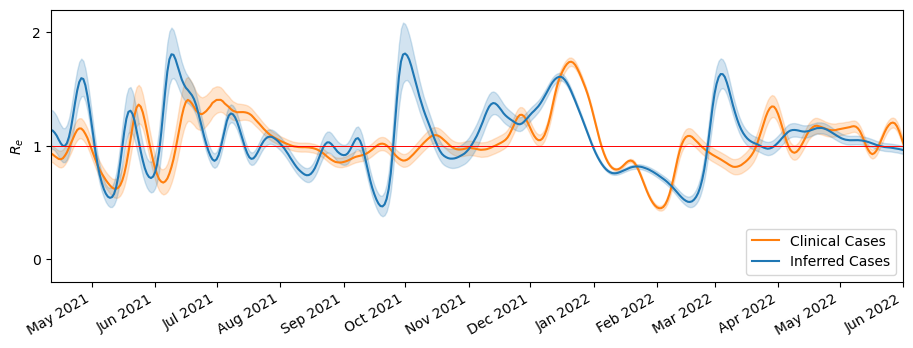
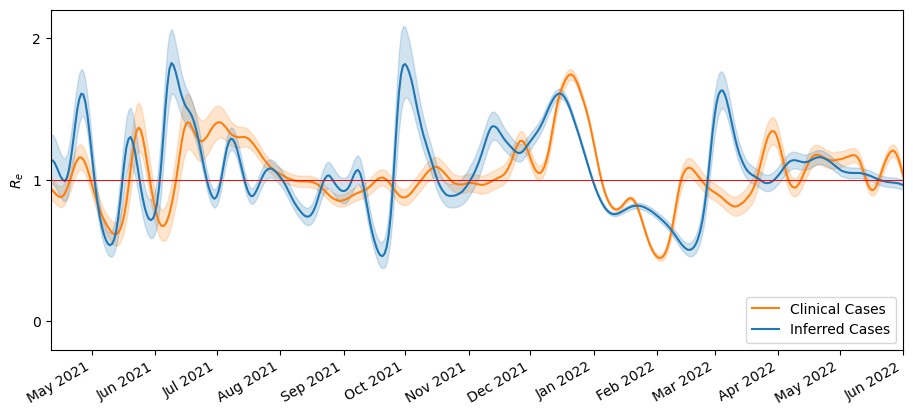
Code edit (unified diff) that turned the first committed figure into the second:
--- before
+++ after
@@ -1,2 +1,4 @@
+# EFFECTIVE REPRODUCTION NUMBER
+
 infects = infects[infects>0]
 
@@ -12,5 +14,5 @@
 
 
-fig, ax = plt.subplots(1,1, figsize=(11, 4))
+fig, ax = plt.subplots(1,1, figsize=(11, 5))
 ax.plot(clin_time_varying_r.index,clin_time_varying_r.loc[:,'Q0.5'],color='#ff7f0e',label='Clinical Cases')
 ax.fill_between(clin_time_varying_r.index, clin_time_varying_r['Q0.025'], clin_time_varying_r['Q0.975'], color='#ff7f0e', alpha=0.2)

Commit: plot